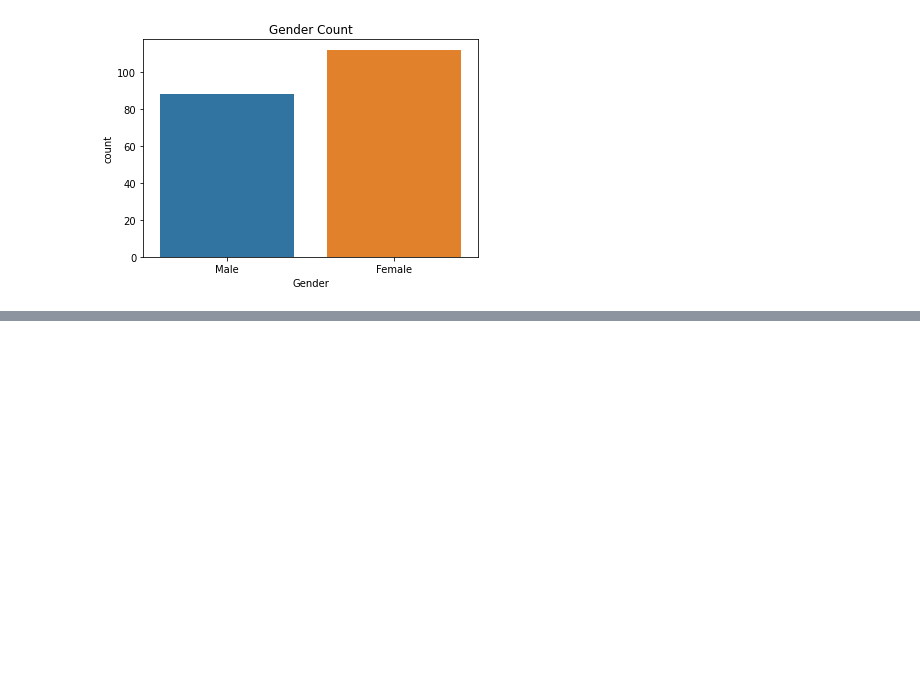
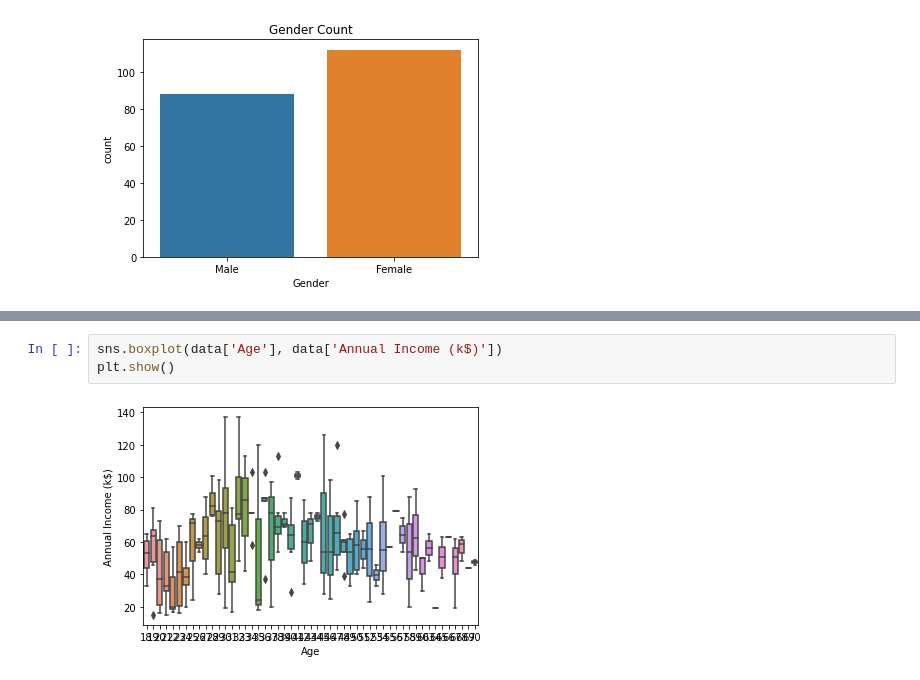
Before and after one commit to aditishraq/Exploratory-Data-Analysis, a Jupyter notebook: Untitled.ipynb, the cells around one changed output, grey strips where cells are left out. Drawn from its saved outputs; the diff is of its cells as text; blank space fills up the shorter version.

```diff
--- a/Untitled.ipynb
+++ b/Untitled.ipynb
@@ -106,0 +116,5 @@ plt.show()
+# %%
+sns.boxplot(data['Age'], data['Annual Income (k$)'])
+plt.show()
+# %% [output]
+[figure, added]
```
Also changed, not shown: parts of 5 cells of this notebook.
